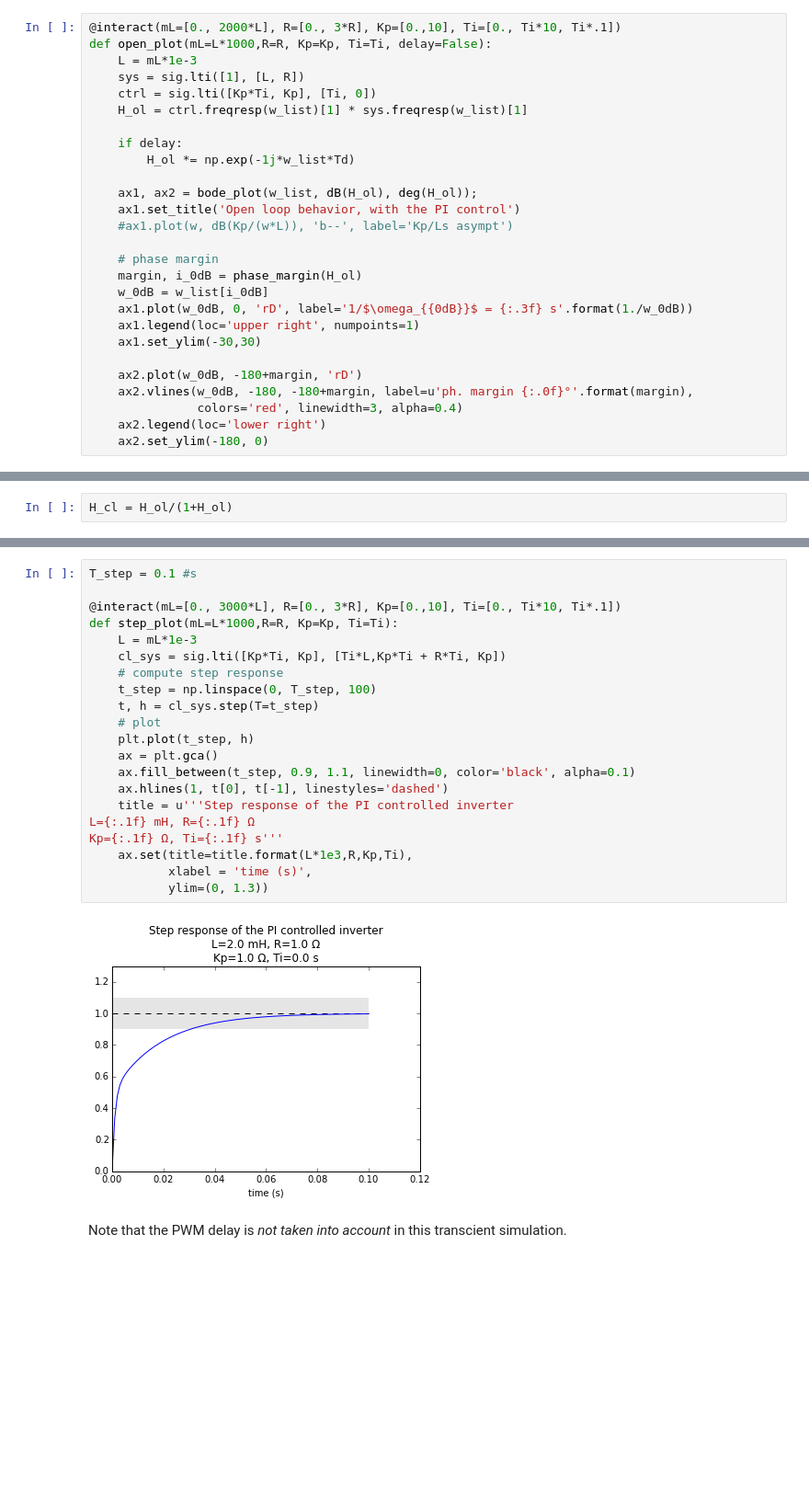
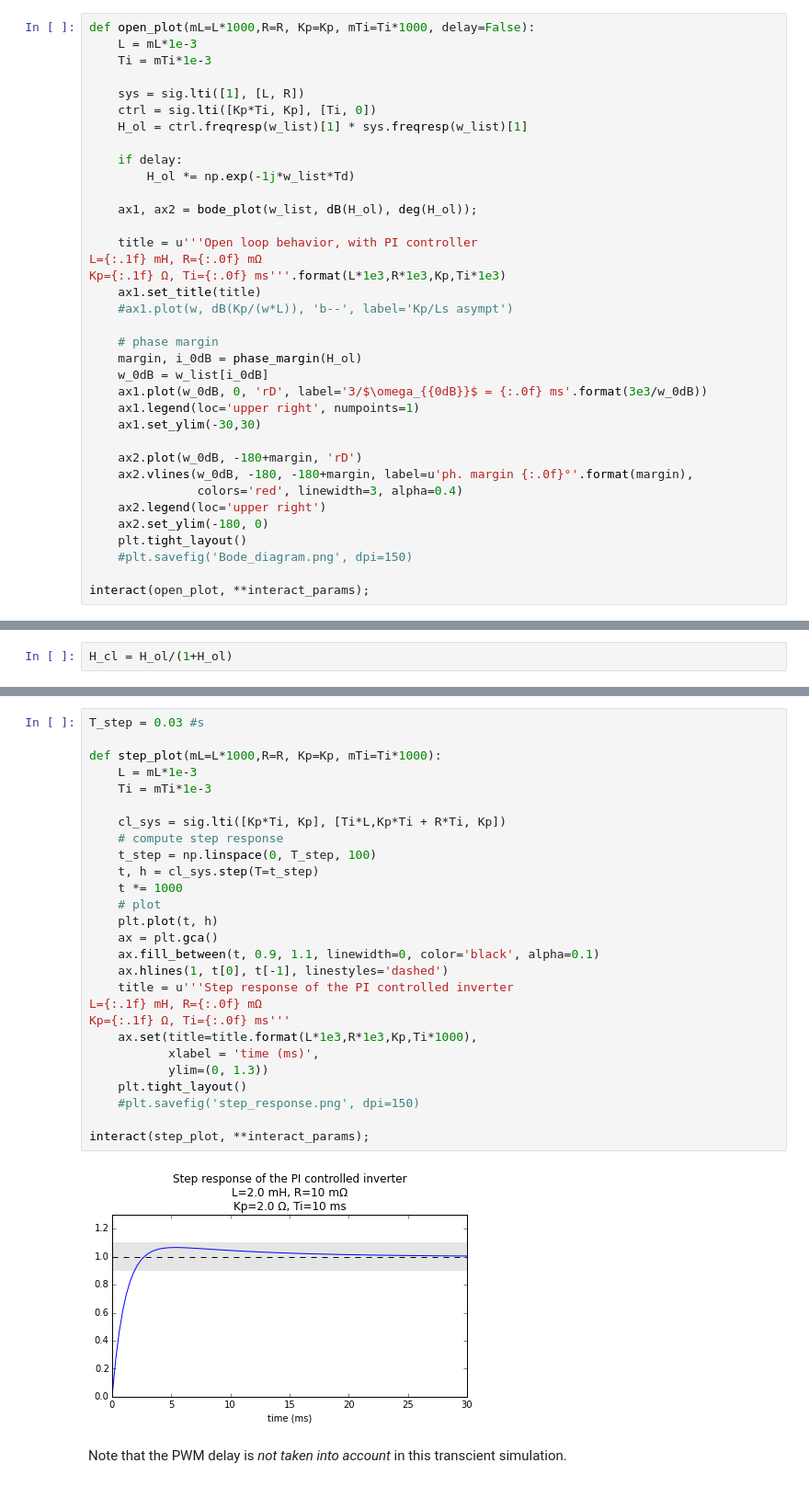
Before and after one commit to pierre-haessig/sgdd-inverter-lab, a Jupyter notebook: PI_control.ipynb, the cells around one changed output, grey strips where cells are left out. Shown at 92% size. Drawn from its saved outputs; the diff is of its cells as text; blank space fills up the shorter version.

```diff
--- a/PI_control.ipynb
+++ b/PI_control.ipynb
@@ -199,7 +250,8 @@ phase_margin(H_ol)
 # %%
-@interact(mL=[0., 2000*L], R=[0., 3*R], Kp=[0.,10], Ti=[0., Ti*10, Ti*.1])
-def open_plot(mL=L*1000,R=R, Kp=Kp, Ti=Ti, delay=False):
+def open_plot(mL=L*1000,R=R, Kp=Kp, mTi=Ti*1000, delay=False):
     L = mL*1e-3
+    Ti = mTi*1e-3
+
     sys = sig.lti([1], [L, R])
     ctrl = sig.lti([Kp*Ti, Kp], [Ti, 0])
     H_ol = ctrl.freqresp(w_list)[1] * sys.freqresp(w_list)[1]
@@ -208,19 +260,27 @@ def open_plot(mL=L*1000,R=R, Kp=Kp, Ti=Ti, delay=False):
         H_ol *= np.exp(-1j*w_list*Td)
 
     ax1, ax2 = bode_plot(w_list, dB(H_ol), deg(H_ol));
-    ax1.set_title('Open loop behavior, with the PI control')
+
+    title = u'''Open loop behavior, with PI controller
+L={:.1f} mH, R={:.0f} mΩ
+Kp={:.1f} Ω, Ti={:.0f} ms'''.format(L*1e3,R*1e3,Kp,Ti*1e3)
+    ax1.set_title(title)
     #ax1.plot(w, dB(Kp/(w*L)), 'b--', label='Kp/Ls asympt')
 
     # phase margin
     margin, i_0dB = phase_margin(H_ol)
     w_0dB = w_list[i_0dB]
-    ax1.plot(w_0dB, 0, 'rD', label='1/$\omega_{{0dB}}$ = {:.3f} s'.format(1./w_0dB))
+    ax1.plot(w_0dB, 0, 'rD', label='3/$\omega_{{0dB}}$ = {:.0f} ms'.format(3e3/w_0dB))
     ax1.legend(loc='upper right', numpoints=1)
     ax1.set_ylim(-30,30)
 
     ax2.plot(w_0dB, -180+margin, 'rD')
     ax2.vlines(w_0dB, -180, -180+margin, label=u'ph. margin {:.0f}°'.format(margin),
                colors='red', linewidth=3, alpha=0.4)
-    ax2.legend(loc='lower right')
+    ax2.legend(loc='upper right')
     ax2.set_ylim(-180, 0)
+    plt.tight_layout()
+    #plt.savefig('Bode_diagram.png', dpi=150)
+
+interact(open_plot, **interact_params);
 # %% [output]
@@ -250,27 +409,33 @@ array([[  500.,  5000.]]),
 array([ 0.])
 )
 # %%
-T_step = 0.1 #s
+T_step = 0.03 #s
 
-@interact(mL=[0., 3000*L], R=[0., 3*R], Kp=[0.,10], Ti=[0., Ti*10, Ti*.1])
-def step_plot(mL=L*1000,R=R, Kp=Kp, Ti=Ti):
+def step_plot(mL=L*1000,R=R, Kp=Kp, mTi=Ti*1000):
     L = mL*1e-3
+    Ti = mTi*1e-3
+
     cl_sys = sig.lti([Kp*Ti, Kp], [Ti*L,Kp*Ti + R*Ti, Kp])
     # compute step response
     t_step = np.linspace(0, T_step, 100)
     t, h = cl_sys.step(T=t_step)
+    t *= 1000
     # plot
-    plt.plot(t_step, h)
+    plt.plot(t, h)
     ax = plt.gca()
-    ax.fill_between(t_step, 0.9, 1.1, linewidth=0, color='black', alpha=0.1)
+    ax.fill_between(t, 0.9, 1.1, linewidth=0, color='black', alpha=0.1)
     ax.hlines(1, t[0], t[-1], linestyles='dashed')
     title = u'''Step response of the PI controlled inverter
-L={:.1f} mH, R={:.1f} Ω
-Kp={:.1f} Ω, Ti={:.1f} s'''
-    ax.set(title=title.format(L*1e3,R,Kp,Ti),
-           xlabel = 'time (s)',
+L={:.1f} mH, R={:.0f} mΩ
+Kp={:.1f} Ω, Ti={:.0f} ms'''
+    ax.set(title=title.format(L*1e3,R*1e3,Kp,Ti*1000),
+           xlabel = 'time (ms)',
            ylim=(0, 1.3))
+    plt.tight_layout()
+    #plt.savefig('step_response.png', dpi=150)
+
+interact(step_plot, **interact_params);
 # %% [output]
-[figure, old version]
+[figure, new version]
 # %% [markdown]
 Note that the PWM delay is *not taken into account* in this transcient simulation.
```
Also changed, not shown: parts of 39 cells of this notebook, 8 other files.
